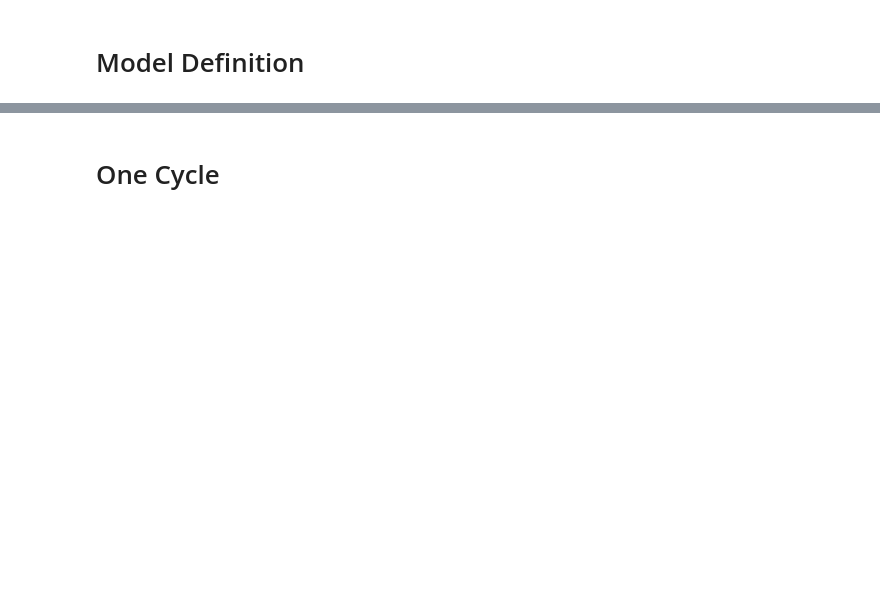
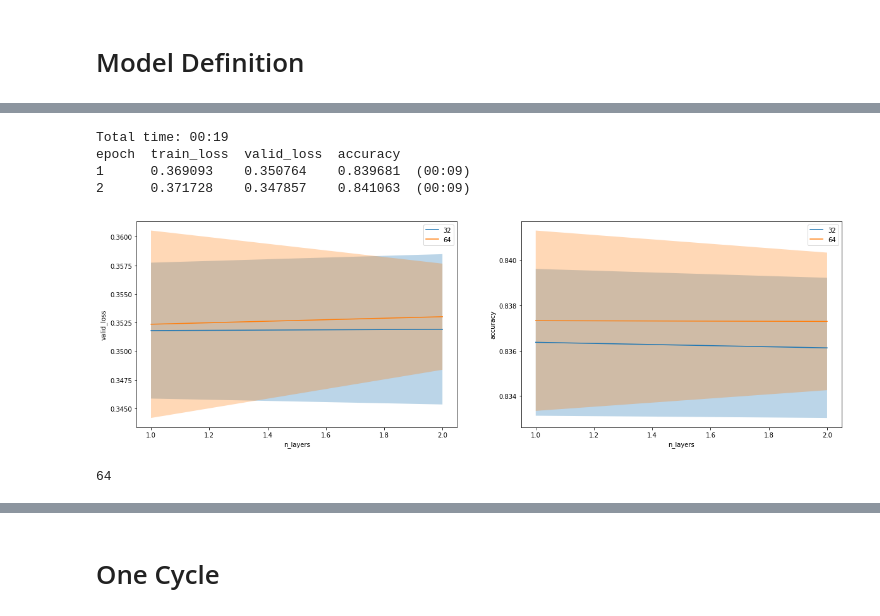
Before and after one commit to jandremarais/TabularLearner, a Jupyter notebook: code/experiments.ipynb, the cells around one changed output, grey strips where cells are left out. Saved outputs shown, nothing was run; the diff lists cells and outputs as text; code cells hidden in the pictures; blank space fills up the shorter version.

```diff
--- a/code/experiments.ipynb
+++ b/code/experiments.ipynb
@@ -208,0 +120,62 @@ def tabular_learner(data, layers, emb_szs=None, metrics=None,
+# %%
+src = TabularList.from_df(df, path=path, cat_names=cat_vars, cont_names=num_vars, procs=procs)
+# %%
+config_df.to_csv(exp_path/'config.csv')
+for i, params in config_df.iterrows():
+    for fold, (train_ids, valid_ids) in enumerate(kf.split(df)):
+        data = (src.split_by_idx(valid_ids)
+                .label_from_df(cols=dep_var)
+                .databunch(bs=bs))
+
+        learn = tabular_learner(data, layers=[params['layer_size']]*params['n_layers'], metrics=accuracy)
+        record_experiment(learn, f'{i}-fold_{fold+1}')
+        learn.fit_one_cycle(2, 1e-2)
+# %% [output]
+Total time: 00:19
+epoch  train_loss  valid_loss  accuracy
+1      0.369093    0.350764    0.839681  (00:09)
+2      0.371728    0.347857    0.841063  (00:09)
+# %%
+def load_results(exp_path):
+    config_df = pd.read_csv(exp_path/'config.csv', index_col=0)
+    param_names = config_df.columns.values
+    recorder_df=[]
+    for p in exp_path.ls():
+        if p.name.startswith(tuple(config_df.index.values)):
+            df = pd.read_csv(p)
+            ind_name, fold_name = p.stem.split('-')
+            df['index']=ind_name
+            df['fold']=int(fold_name.split('_')[-1].split('.')[0])
+            recorder_df.append(df)
+    recorder_df = pd.concat(recorder_df)
+    metric_names = list(set(recorder_df.columns).symmetric_difference(['index', 'epoch', 'train_loss', 'fold']))
+    recorder_df = recorder_df.merge(config_df.reset_index())
+    return recorder_df, param_names, metric_names
+
+def summarise_results(recorder_df, param_names, metric_names):
+    return (recorder_df.groupby(['index', *param_names, 'epoch'], as_index=False)
+            .agg({k:['mean', 'std'] for k in metric_names}))
+# %%
+recorder_df, param_names, metric_names = load_results(exp_path)
+
+summary_df = summarise_results(recorder_df, param_names, metric_names)
+# %%
+mean_df = (summary_df.groupby(['index']).tail(1)
+           .pivot(index=param_names[0], columns=param_names[1],
+                  values=[(metric_names[0], 'mean'), (metric_names[1], 'mean')]))
+sigma_df = (summary_df.groupby(['index']).tail(1)
+            .pivot(index=param_names[0], columns=param_names[1],
+                   values=[(metric_names[0], 'std'), (metric_names[1], 'std')]))
+# %%
+fig, ax = plt.subplots(1, len(metric_names), figsize=(20,6))
+for i, met in enumerate(metric_names):
+    mu = mean_df[((met, 'mean'),)]
+    sigma = sigma_df[((met, 'std'),)]
+    for j in range(mu.shape[1]):
+        ax[i].plot(mu.iloc[:,j], label=mu.columns[j])
+        ax[i].fill_between(mu.index, mu.iloc[:,j]-sigma.iloc[:,j], mu.iloc[:,j]+sigma.iloc[:,j], alpha=0.3)
+        ax[i].set_ylabel(met)
+        ax[i].set_xlabel(mu.index.name)
+        ax[i].legend()
+# %% [output]
+[figure, added]
@@ -208,0 +184,4 @@ def tabular_learner(data, layers, emb_szs=None, metrics=None,
+# %%
+mu.columns[j]
+# %% [output]
+64
```
Also changed, not shown: parts of 28 cells of this notebook, 4 other files.
